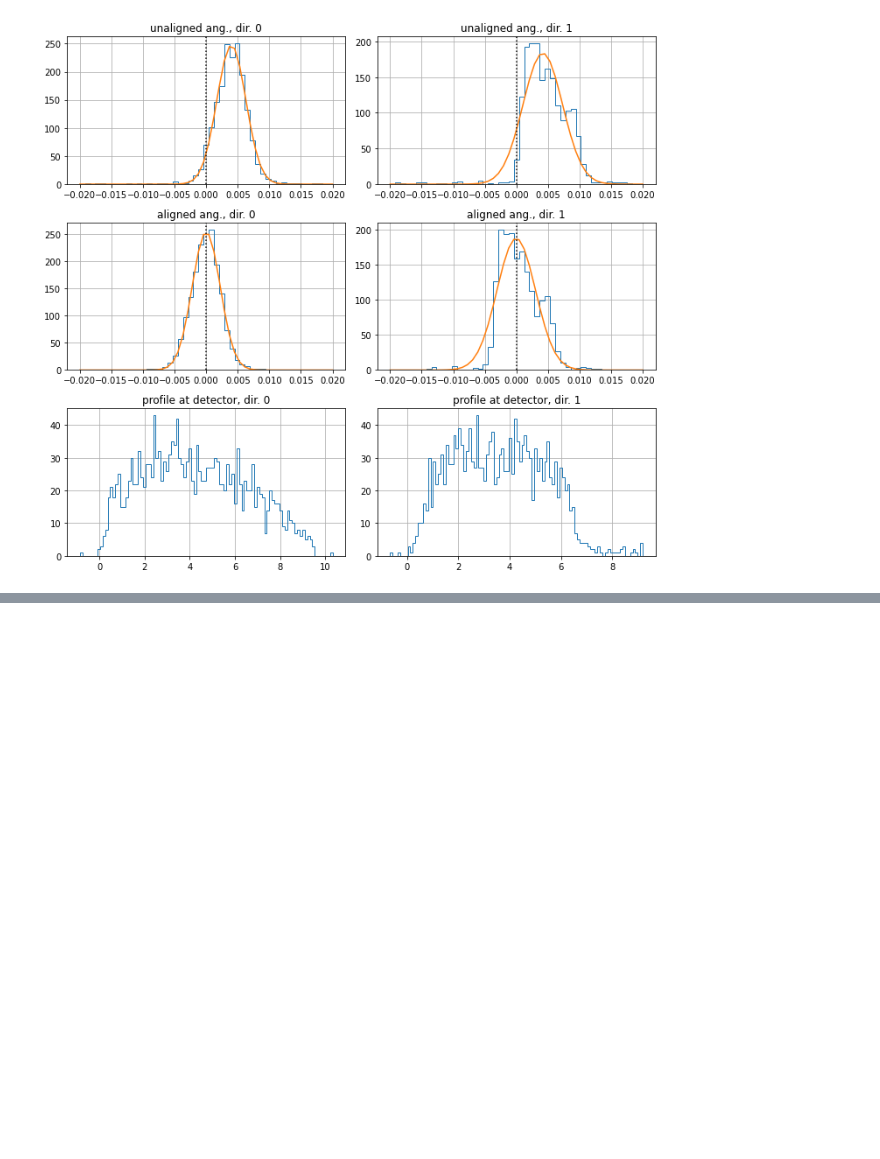
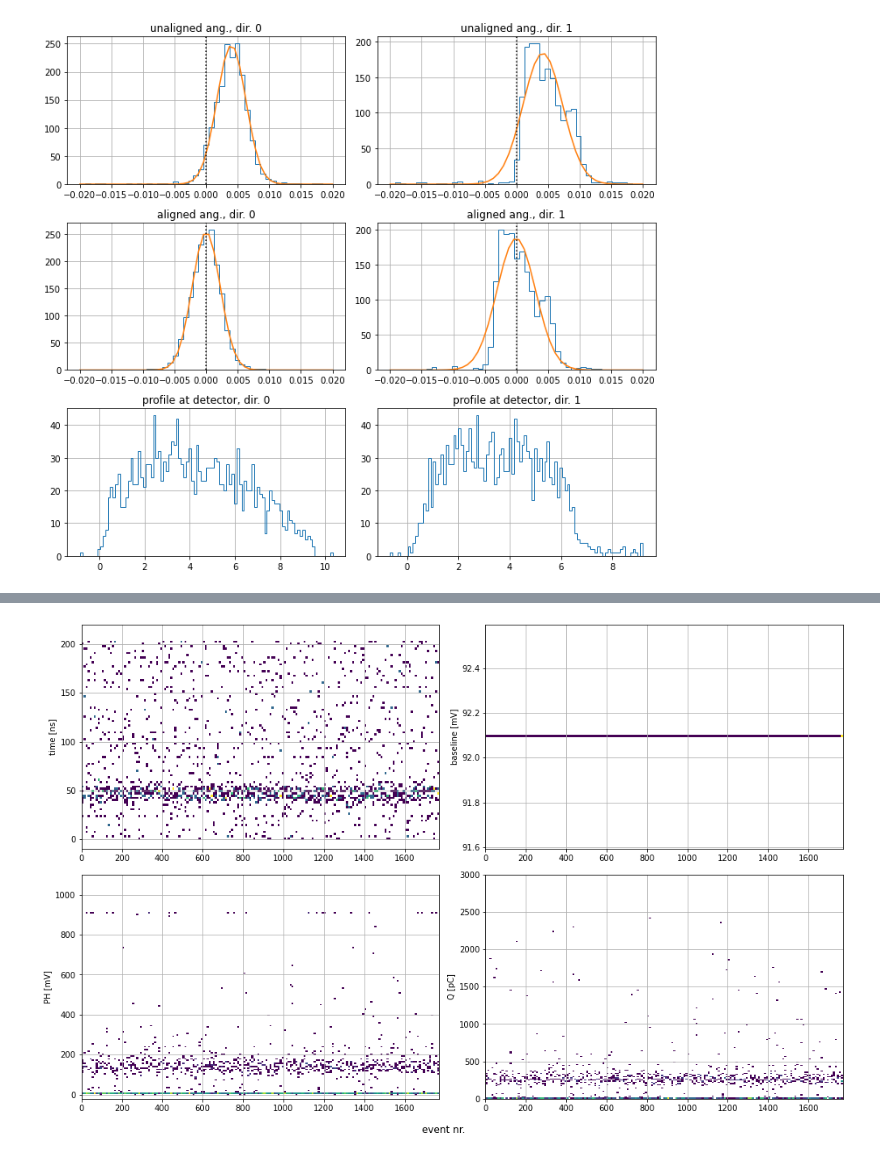
Before and after one commit to mattiasoldani/succobt, a Jupyter notebook: wf_analysis_preliminary/wf_analysis_preliminary.ipynb, the cells around one changed output, grey strips where cells are left out. Saved outputs shown, nothing was run; the diff lists cells and outputs as text; code cells hidden in the pictures; blank space fills up the shorter version.

```diff
--- a/wf_analysis_preliminary/wf_analysis_preliminary.ipynb
+++ b/wf_analysis_preliminary/wf_analysis_preliminary.ipynb
@@ -392,0 +393,44 @@ PH spectrum after pedestal subtraction:
+# %%
+# distributions over time
+
+if True:
+
+    blog = False
+    nbins_iev = 10
+
+    fig, axs = plt.subplots(figsize=(14, 9), nrows=2, ncols=2)
+
+    xtrend = np.array([i for i in range(len(tp))])
+
+    ax = axs[0, 0]
+    ax.set_ylabel("time [%s]" % ("ns" if wf_info[vartemp]["bDigiTimeCalib"] else "ticks"))
+    bins = (np.arange(0, len(xtrend), nbins_iev), np.linspace(pllims[0], pllims[1], nbins_tp))
+    ytrend = tp
+    ax.hist2d(xtrend, ytrend, bins=bins, cmin=1, norm=LogNorm() if blog else None) ;
+
+    ax = axs[0, 1]
+    ax.set_ylabel("baseline [%s]" % ("mV" if wf_info[vartemp]["bDigiSignalCalib"] else "ADC"))
+    bins = (np.arange(0, len(xtrend), nbins_iev), 100)
+    ytrend = bs
+    ax.hist2d(xtrend, ytrend, bins=bins, cmin=1, norm=LogNorm() if blog else None) ;
+
+    ax = axs[1, 0]
+    ax.set_ylabel("PH [%s]" % ("mV" if wf_info[vartemp]["bDigiSignalCalib"] else "ADC"))
+    bins = (np.arange(0, len(xtrend), nbins_iev), np.linspace(pllims[2], pllims[3], nbins_ph))
+    ytrend = ph
+    ax.hist2d(xtrend, ytrend, bins=bins, cmin=1, norm=LogNorm() if blog else None) ;
+
+    ax = axs[1, 1]
+    ax.set_ylabel("Q [%s]" % ("pC" if wf_info[vartemp]["bDigiSignalCalib"] else "ADC"))
+    bins = (np.arange(0, len(xtrend), nbins_iev), np.linspace(qtpllims[0], qtpllims[1], nbins_qt))
+    ytrend = qt
+    ax.hist2d(xtrend, ytrend, bins=bins, cmin=1, norm=LogNorm() if blog else None) ;
+
+    fig.supxlabel("event nr.")
+    for axx in axs:
+        for ax in axx:
+            ax.grid(True)
+
+    fig.tight_layout()
+# %% [output]
+[figure, added]
```
Also changed, not shown: parts of 9 cells of this notebook.
